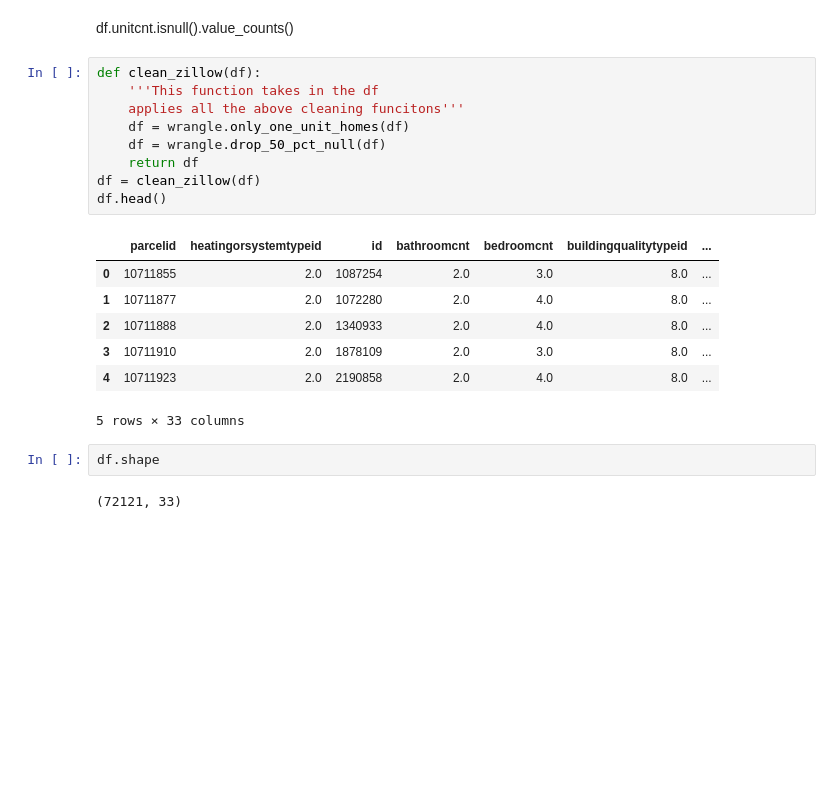
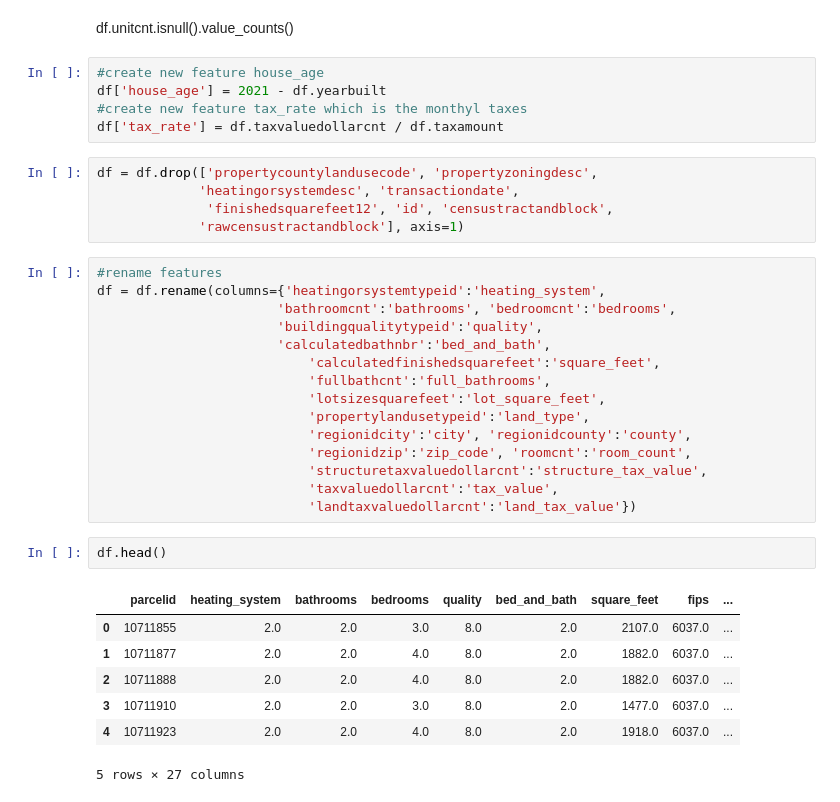
Before and after one commit to CaitlynCarney/git_practice, a Jupyter notebook: clustering-exercises/data-wrangling.ipynb, the cells around one changed output. Saved outputs shown, nothing was run; the diff lists cells and outputs as text; blank space fills up the shorter version.

Commit message:
Zillow Data Wrangling

```diff
--- a/clustering-exercises/data-wrangling.ipynb
+++ b/clustering-exercises/data-wrangling.ipynb
@@ -381,24 +383,38 @@ df.shape
 (72121, 33)
 # %% [markdown]
 df.unitcnt.isnull().value_counts()
-# %%
-def clean_zillow(df):
-    '''This function takes in the df
-    applies all the above cleaning funcitons'''
-    df = wrangle.only_one_unit_homes(df)
-    df = wrangle.drop_50_pct_null(df)
-    return df
-df = clean_zillow(df)
-df.head()
-# %% [output]
-|  | parcelid | heatingorsystemtypeid | id | bathroomcnt | bedroomcnt | buildingqualitytypeid | ... |
-| 0 | 10711855 | 2.0 | 1087254 | 2.0 | 3.0 | 8.0 | ... |
-| 1 | 10711877 | 2.0 | 1072280 | 2.0 | 4.0 | 8.0 | ... |
-| 2 | 10711888 | 2.0 | 1340933 | 2.0 | 4.0 | 8.0 | ... |
-| 3 | 10711910 | 2.0 | 1878109 | 2.0 | 3.0 | 8.0 | ... |
-| 4 | 10711923 | 2.0 | 2190858 | 2.0 | 4.0 | 8.0 | ... |
-5 rows × 33 columns
+# %%
+#create new feature house_age
+df['house_age'] = 2021 - df.yearbuilt
+#create new feature tax_rate which is the monthyl taxes
+df['tax_rate'] = df.taxvaluedollarcnt / df.taxamount
+# %%
+df = df.drop(['propertycountylandusecode', 'propertyzoningdesc',
+             'heatingorsystemdesc', 'transactiondate',
+              'finishedsquarefeet12', 'id', 'censustractandblock',
+             'rawcensustractandblock'], axis=1)
+# %%
+#rename features
+df = df.rename(columns={'heatingorsystemtypeid':'heating_system',
+                       'bathroomcnt':'bathrooms', 'bedroomcnt':'bedrooms',
+                       'buildingqualitytypeid':'quality',
+                       'calculatedbathnbr':'bed_and_bath',
+                           'calculatedfinishedsquarefeet':'square_feet',
+                           'fullbathcnt':'full_bathrooms',
+                           'lotsizesquarefeet':'lot_square_feet',
+                           'propertylandusetypeid':'land_type',
+                           'regionidcity':'city', 'regionidcounty':'county',
+                           'regionidzip':'zip_code', 'roomcnt':'room_count',
+                           'structuretaxvaluedollarcnt':'structure_tax_value',
+                           'taxvaluedollarcnt':'tax_value',
+                           'landtaxvaluedollarcnt':'land_tax_value'})
 # %%
-df.shape
+df.head()
 # %% [output]
+|  | parcelid | heating_system | bathrooms | bedrooms | quality | bed_and_bath | square_feet | fips | ... |
+| 0 | 10711855 | 2.0 | 2.0 | 3.0 | 8.0 | 2.0 | 2107.0 | 6037.0 | ... |
+| 1 | 10711877 | 2.0 | 2.0 | 4.0 | 8.0 | 2.0 | 1882.0 | 6037.0 | ... |
+| 2 | 10711888 | 2.0 | 2.0 | 4.0 | 8.0 | 2.0 | 1882.0 | 6037.0 | ... |
+| 3 | 10711910 | 2.0 | 2.0 | 3.0 | 8.0 | 2.0 | 1477.0 | 6037.0 | ... |
+| 4 | 10711923 | 2.0 | 2.0 | 4.0 | 8.0 | 2.0 | 1918.0 | 6037.0 | ... |
-(72121, 33)
+5 rows × 27 columns
```
Also changed, not shown: parts of 35 cells of this notebook.
